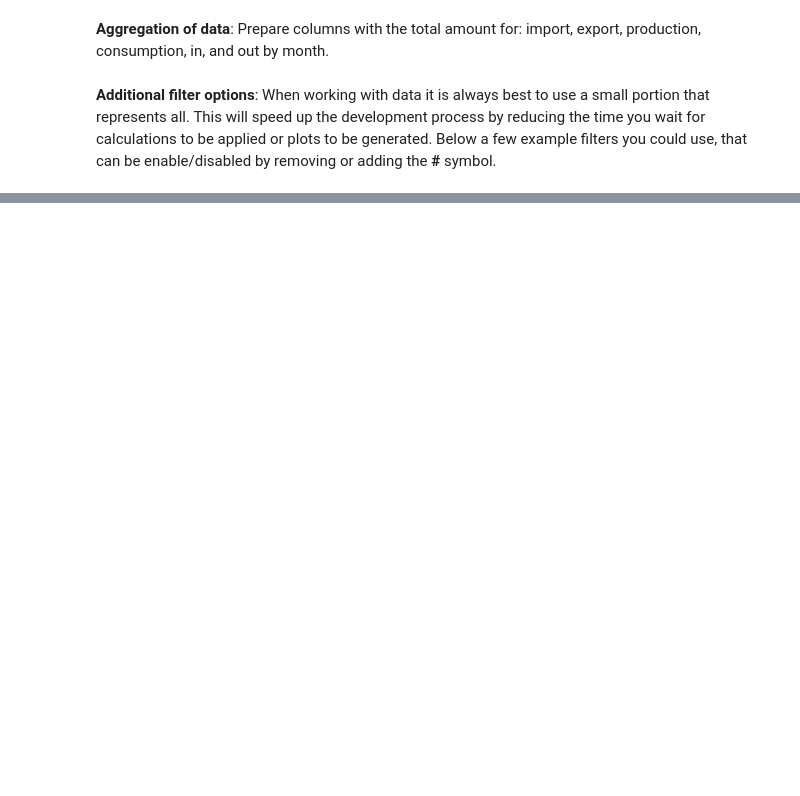
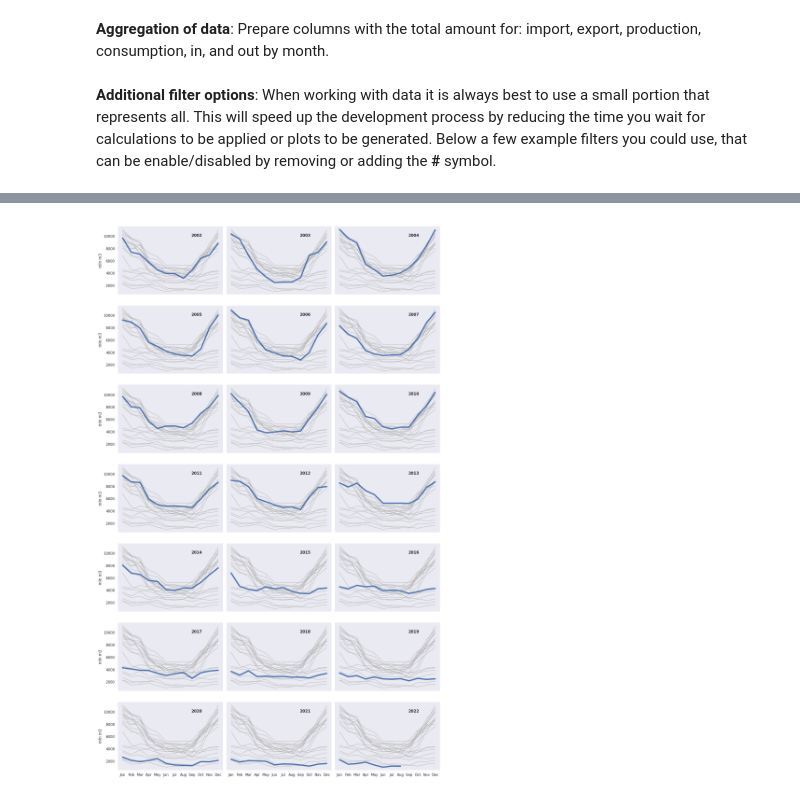
Before and after one commit to michaelvanvliet/natural-gas-supply-and-consumption, a Jupyter notebook: analyse.ipynb, the cells around one changed output, grey strips where cells are left out. Drawn from its saved outputs; the diff is of its cells as text; code cells hidden in the pictures; blank space fills up the shorter version.

```diff
--- a/analyse.ipynb
+++ b/analyse.ipynb
@@ -99,6 +99,14 @@ df["Date"] = pd.to_datetime(df[["Year", "Month", "Day"]])
 
 # keep a human friendly label for our months
 df["MonthLabel"] = df["Month"].apply(lambda x: calendar.month_abbr[x])
+
+# and remove the column "Periods"
+df = df.drop(["Periods"], axis = 1)
+
+# optimize the information in the DataFrame
+df['Year'] = df['Year'].astype('int16')
+df['Month'] = df['Month'].astype('int16')
+df['Day'] = df['Day'].astype('int16')
 # %% [markdown]
 **Aggregation of data**: Prepare columns with the total amount for: import, export, production, consumption, in, and out by month.
 # %%
@@ -139,37 +155,42 @@ df = df[df['Year'] >= current_year - 20] # last 20 years
 # %%
-# set unit label for gas volumes
+# Natural gas production in the Netherlands
+
+# from the data dictionary retrieve the unit for this column
 gas_volume_units = data_dictionary["IndigenousProduction_2"]["Unit"]
 
 # Natural gas production by year (blue line)
 g = sns.relplot(
-    data=df.query("IndigenousProduction_2 >= 0"),
+    data=df,
     x="MonthLabel",
     y="IndigenousProduction_2",
     col="Year",
     kind="line",
     linewidth=4,
     zorder=5,
     col_wrap=3,
     height=3,
     aspect=2.1,
     legend=True,
 )
 
 # Iterate over each subplot to customize further (grey line)
 for year, ax in g.axes_dict.items():
-    ax.text(0.8, 0.85, year, transform=ax.transAxes, fontweight="bold")
+    ax.text(0.7, 0.85, year, transform=ax.transAxes, fontweight="bold")
     sns.lineplot(
         data=df,
         x="MonthLabel",
         y="IndigenousProduction_2",
         units="Year",
         estimator=None,
         color=".7",
         linewidth=1,
         ax=ax,
     )
 
+# layout
 g.set_titles(" ")
 g.set_axis_labels("", gas_volume_units)
 plt.gcf().set_size_inches(15, 25)
 plt.show()
+# %% [output]
+[figure, added]
```
Also changed, not shown: parts of 12 cells of this notebook.
